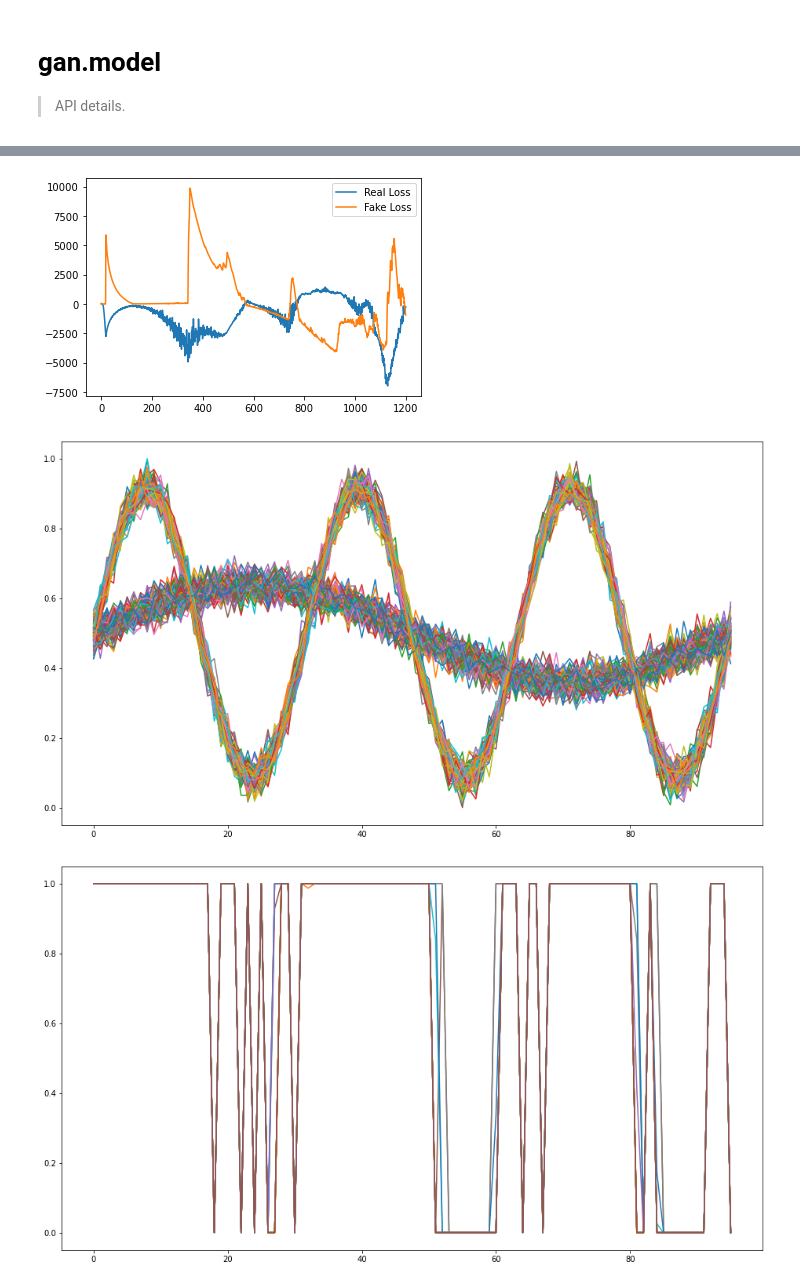
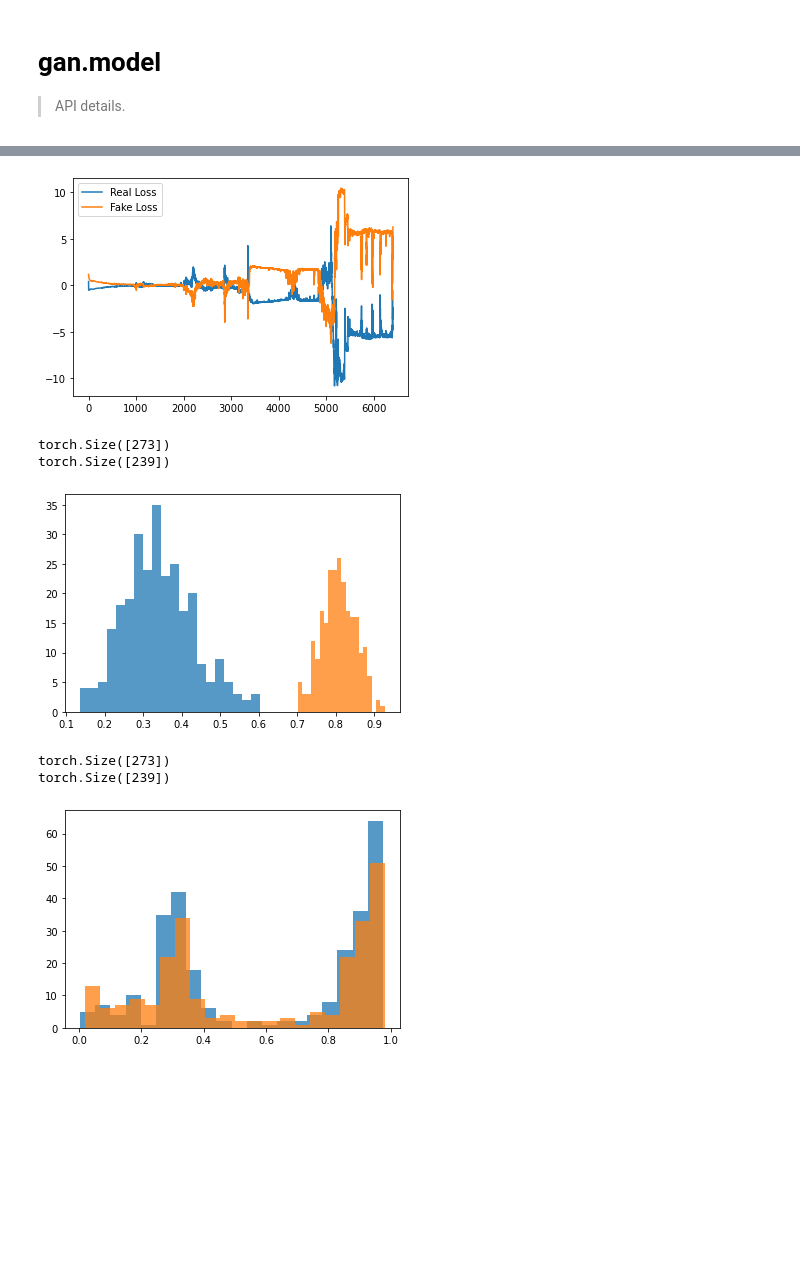
Before and after one commit to scribbler00/fastrenewables, a Jupyter notebook: nbs/10_gan.model.ipynb, the cells around one changed output, grey strips where cells are left out. Saved outputs shown, nothing was run; the diff lists cells and outputs as text; code cells hidden in the pictures; blank space fills up the shorter version.

```diff
--- a/nbs/10_gan.model.ipynb
+++ b/nbs/10_gan.model.ipynb
@@ -118,16 +139,10 @@ Subclasses:
-# %%
-emb = EmbeddingModule(categorical_dimensions=[n_classes])
-#emb(torch.randn(8, n_classes).long())
 # %%
 # hide
 
-model = GANMLP(ann_structure=[n_in*len_ts, n_hidden*len_ts, 1*n_classes], embedding_module=emb)
+model = GANMLP(ann_structure=[n_in, n_hidden, 1], embedding_module=emb, bn_cont=True)
 print(model)
 opt = torch.optim.Adam(params=model.parameters())
 loss = torch.nn.MSELoss()
-data = SineDataset(n_samples, n_classes, n_features, len_ts)
-dl = torch.utils.data.DataLoader(data, batch_size=batch_size, shuffle=True, drop_last=True)
-#plot_sine_samples(dl)
 
 errors = []
 
@@ -248,7 +264,7 @@ class GAN(nn.Module):
         self.to_device(self.device)
 
     def noise(self, x):
-        z = torch.randn(x.shape[0], 1, self.n_z).to(self.device)
+        z = torch.randn(x.shape[0], self.n_z).to(self.device)
         return z
 
     def to_device(self, device):
@@ -267,8 +283,8 @@ class GAN(nn.Module):
 
     def auxiliary_loss(self, class_probs, y):
         # class_probs and targets should be of the same shape (N, n_classes)!
-        class_probs = class_probs.squeeze(1)
-        y = y.squeeze(1)
+        #class_probs = class_probs.squeeze(1)
+        #y = y.squeeze(1)
         return self.auxiliary_loss_function(class_probs, y)*self.auxiliary_weighting_factor
 
     def train_generator(self, x_cat, x_cont, y):
@@ -325,15 +341,12 @@ class GAN(nn.Module):
 # %%
 #hide
 
-generator = GANMLP([n_z, n_hidden*len_ts, n_in*len_ts], embedding_module=emb)
-discriminator = GANMLP([n_in*len_ts, n_hidden*len_ts, 1*len_ts])
+generator = GANMLP([n_z, n_hidden, n_in], embedding_module=emb, bn_cont=True)
+discriminator = GANMLP([n_in, n_hidden, 1], bn_cont=True)
 gen_opt = torch.optim.Adam(generator.parameters())
 dis_opt = torch.optim.Adam(discriminator.parameters())
 model = GAN(generator, discriminator, gen_opt, dis_opt, n_z=n_z)
 print(model)
-
-data = SineDataset(n_samples, n_classes, n_features, len_ts)
-dl = torch.utils.data.DataLoader(data, batch_size=batch_size, shuffle=True, drop_last=True)
 
 for e in tqdm(range(epochs)):
     for x_cat, x_cont, y in dl:
@@ -356,11 +369,8 @@ z = model.noise(x_cont)
 x_fake = model.generator(x_cat, z)
 assert((x_fake - x_cont).mean().abs().item() < 0.5)
 
-plot_sine_samples(dl)
-plt.figure(figsize=(16, 9))
-for idx in range(x_fake.shape[0]):
-    plt.plot(x_fake.squeeze(1)[idx, :].cpu().detach().numpy())
-plt.show()
+plot_class_hists(x_cat.cpu(), x_cont.cpu(), n_classes)
+plot_class_hists(x_cat.cpu(), x_fake.cpu().detach(), n_classes)
 # %% [output]
 GAN(
   (generator): GANMLP(
@@ -432,15 +446,12 @@ class WGAN(GAN):
 # %%
 #hide
 
-generator = GANMLP([n_z, n_hidden*len_ts, n_in*len_ts], embedding_module=emb)
-discriminator = GANMLP([n_in*len_ts, n_hidden*len_ts, 1*len_ts], final_act_fct=None)
+generator = GANMLP([n_z, n_hidden, n_hidden, n_in], embedding_module=emb, bn_cont=True)
+discriminator = GANMLP([n_in, n_hidden, n_hidden, 1], final_act_fct=nn.Identity, bn_cont=True)
 gen_opt = torch.optim.RMSprop(generator.parameters())
 dis_opt = torch.optim.RMSprop(discriminator.parameters())
 model = WGAN(generator, discriminator, gen_opt, dis_opt, n_z=n_z)
 print(model)
-
-data = SineDataset(n_samples, n_classes, n_features, len_ts)
-dl = torch.utils.data.DataLoader(data, batch_size=batch_size, shuffle=True, drop_last=True)
 
 for e in tqdm(range(epochs)):
     for x_cat, x_cont, y in dl:
@@ -459,13 +470,9 @@ plt.show()
 
 z = model.noise(x_cont)
 x_fake = model.generator(x_cat, z)
-assert((x_fake - x_cont).mean().abs().item() < 0.5)
 
-plot_sine_samples(dl)
-plt.figure(figsize=(16, 9))
-for idx in range(x_fake.shape[0]):
-    plt.plot(x_fake.squeeze(1)[idx, :].cpu().detach().numpy())
-plt.show()
+plot_class_hists(x_cat.cpu(), x_cont.cpu(), n_classes)
+plot_class_hists(x_cat.cpu(), x_fake.cpu().detach(), n_classes)
 # %% [output]
 WGAN(
   (generator): GANMLP(
@@ -483,7 +490,11 @@ WGAN(
   )
   (bce_loss): BCELoss()
   (auxiliary_loss_function): CrossEntropyLoss()
 )
-[figure, old version]
+[figure, new version]
+torch.Size([273])
+torch.Size([239])
-[figure, old version]
+[figure, new version]
+torch.Size([273])
+torch.Size([239])
-[figure, old version]
+[figure, new version]
```
Also changed, not shown: parts of 18 cells of this notebook, 6 other files.
